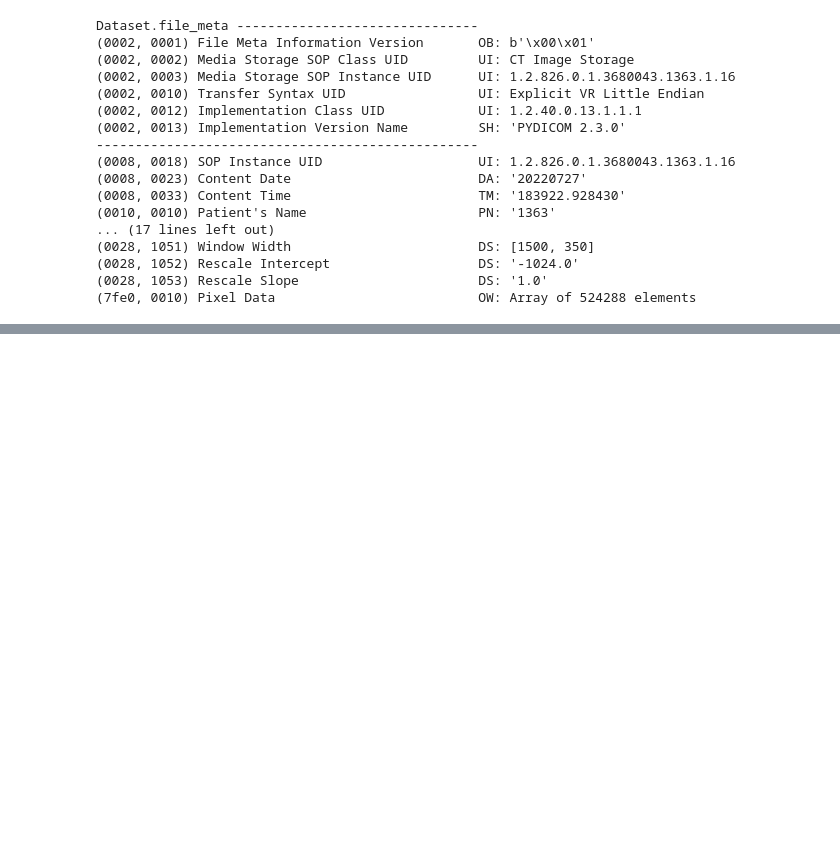
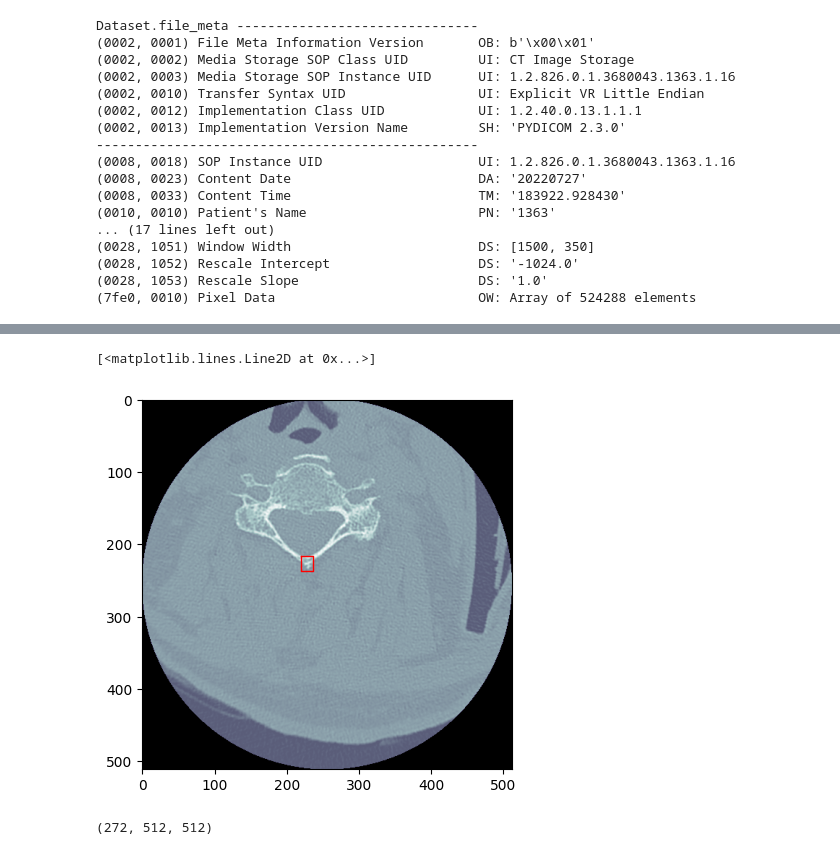
Before and after one commit to hatzav-ox/rsna-cervical-spine_poetry, a Jupyter notebook: notebooks/experiment.ipynb, the cells around one changed output, grey strips where cells are left out. Saved outputs shown, nothing was run; the diff lists cells and outputs as text; code cells hidden in the pictures; blank space fills up the shorter version.

```diff
--- a/notebooks/experiment.ipynb
+++ b/notebooks/experiment.ipynb
@@ -134,0 +140,21 @@ plt.axis('off')
+# %%
+def load_dicoms(path: str) -> list[FileDataset]:
+  dicom_file_names: list[str] = os.listdir(path=path)
+
+  dicom_files: list[FileDataset] = []
+
+  for dicom_file_name in dicom_file_names:
+    dicom_files.append(
+      pydicom.read_file(os.path.join(path, dicom_file_name))
+    )
+
+
+  return sorted(
+    dicom_files,
+    key= lambda x: x.InstanceNumber
+  )
+# %%
+study: str = "1.2.826.0.1.3680043.10051"
+study_row: pd.DataFrame = df[df["StudyInstanceUID"] == study].reset_index(drop=True)
+data = load_dicoms(path = study_row.loc[0, "image_folder"])
+data
@@ -134,0 +200,4 @@ plt.axis('off')
+# %%
+slice_number: int = 133
+slice_dicom: FileDataset =  data[slice_number-1]
+slice_dicom
@@ -134,0 +222,16 @@ plt.axis('off')
+# %%
+x_min = 219.27715
+y_min = 216.71419
+w = 17.30439999999
+h = 20.385169999
+
+plt.imshow(slice_dicom.pixel_array, cmap=plt.cm.bone)
+plt.plot(
+  [x_min, x_min+w, x_min+w, x_min, x_min],
+  [y_min, y_min, y_min+h, y_min+h, y_min],
+  color="red",
+  linewidth=1
+)
+# %% [output]
+[<matplotlib.lines.Line2D at 0x...>]
+[figure, added]
@@ -134,0 +287,5 @@ plt.axis('off')
+# %%
+dicom_3d = get_pixels_hu(data)
+dicom_3d.shape
+# %% [output]
+(272, 512, 512)
```
Also changed, not shown: parts of 17 cells of this notebook, 11 other files.
